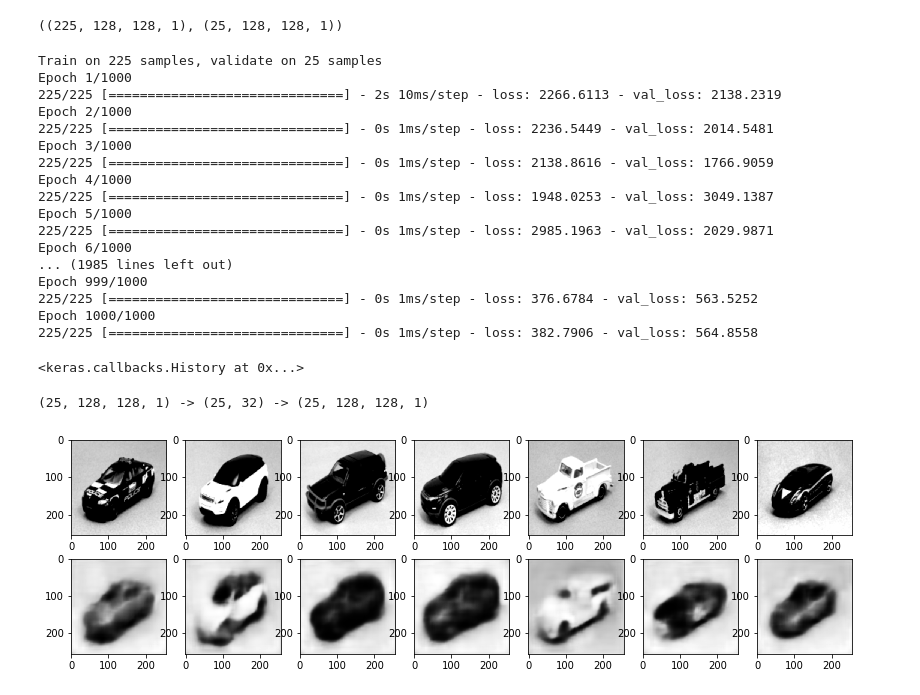
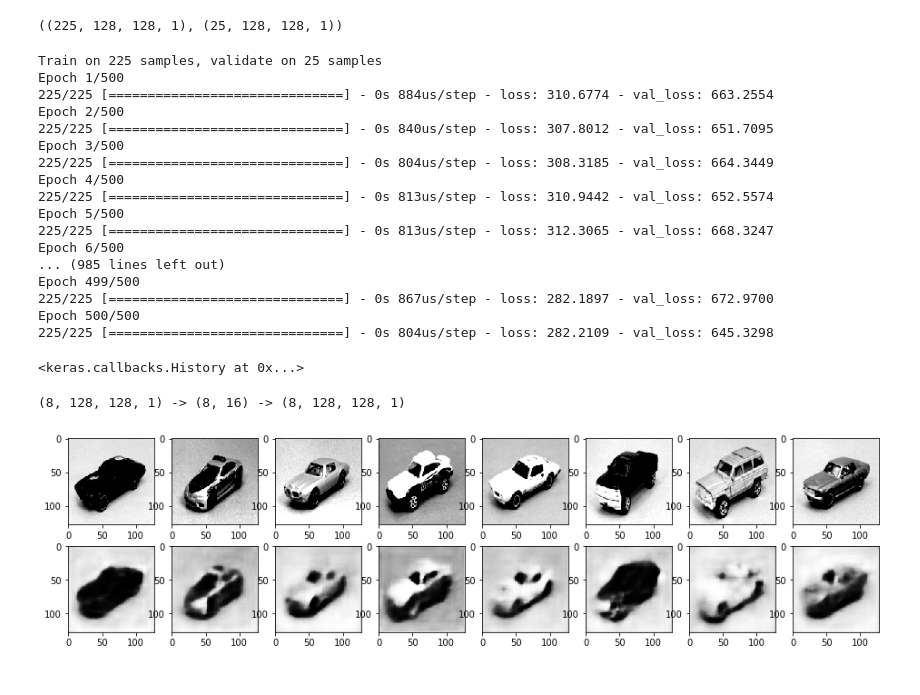
Before and after one commit to dg1an3/zebrastack, a Jupyter notebook: littlecarmash/train_model.ipynb, the cells around one changed output. Cells and saved outputs as stored; diff of their text form; code cells hidden in the pictures.

```diff
--- a/littlecarmash/train_model.ipynb
+++ b/littlecarmash/train_model.ipynb
@@ -35,61 +36,53 @@ x_train.shape, x_test.shape
 ((225, 128, 128, 1), (25, 128, 128, 1))
 # %%
 from model_vae_3stage import ModelVae3Stage
-all_model = ModelVae3Stage(size=128, in_channels=1, latent_dim=32)
+all_model = ModelVae3Stage(size=128, in_channels=1, latent_dim=16)
 vae, enc, dec = all_model.vae, all_model.encoder, all_model.decoder
 # %%
-vae.fit(x_train, x_train, epochs=1000, batch_size=256,
+vae.fit(x_train, x_train, epochs=500, batch_size=1024,
         shuffle=True, validation_data=(x_test,x_test))
 # %% [output]
 Train on 225 samples, validate on 25 samples
-Epoch 1/1000
-225/225 [==============================] - 2s 10ms/step - loss: 2266.6113 - val_loss: 2138.2319
-Epoch 2/1000
-225/225 [==============================] - 0s 1ms/step - loss: 2236.5449 - val_loss: 2014.5481
-Epoch 3/1000
-225/225 [==============================] - 0s 1ms/step - loss: 2138.8616 - val_loss: 1766.9059
-Epoch 4/1000
-225/225 [==============================] - 0s 1ms/step - loss: 1948.0253 - val_loss: 3049.1387
-Epoch 5/1000
-225/225 [==============================] - 0s 1ms/step - loss: 2985.1963 - val_loss: 2029.9871
-Epoch 6/1000
-... (1985 lines left out)
-Epoch 999/1000
-225/225 [==============================] - 0s 1ms/step - loss: 376.6784 - val_loss: 563.5252
-Epoch 1000/1000
-225/225 [==============================] - 0s 1ms/step - loss: 382.7906 - val_loss: 564.8558
+Epoch 1/500
+225/225 [==============================] - 0s 884us/step - loss: 310.6774 - val_loss: 663.2554
+Epoch 2/500
+225/225 [==============================] - 0s 840us/step - loss: 307.8012 - val_loss: 651.7095
+Epoch 3/500
+225/225 [==============================] - 0s 804us/step - loss: 308.3185 - val_loss: 664.3449
+Epoch 4/500
+225/225 [==============================] - 0s 813us/step - loss: 310.9442 - val_loss: 652.5574
+Epoch 5/500
+225/225 [==============================] - 0s 813us/step - loss: 312.3065 - val_loss: 668.3247
+Epoch 6/500
+... (985 lines left out)
+Epoch 499/500
+225/225 [==============================] - 0s 867us/step - loss: 282.1897 - val_loss: 672.9700
+Epoch 500/500
+225/225 [==============================] - 0s 804us/step - loss: 282.2109 - val_loss: 645.3298
 <keras.callbacks.History at 0x...>
 # %%
 def show_original_decoded(original, decoded, sz):
     from scipy import ndimage, misc
     from skimage.transform import resize
 
-    n = 7  # how many digits we will display
+    n = 8  # how many digits we will display
     plt.figure(figsize=(n*2, 4))
     for i in range(n):
 
         ax = plt.subplot(2, n, i+1)
         orig_image = original[i].reshape(128,128)
-        orig_image = resize(orig_image, (256, 256), anti_aliasing=True)
-        orig_blurred = ndimage.gaussian_filter(orig_image, 3)
-        orig_filter_blurred_f = ndimage.gaussian_filter(orig_blurred, 1)
-        alpha = 0.9
-        orig_sharpened = (1.0-alpha) * orig_image + alpha * (orig_blurred - orig_filter_blurred_f)
         plt.imshow(orig_image, cmap='gray')
 
         ax = plt.subplot(2, n, i+1+n)
         decoded_image = decoded[i].reshape(128,128)
-        decoded_image = resize(decoded_image, (256, 256), anti_aliasing=True)
-        decoded_blurred = ndimage.gaussian_filter(decoded_image, 3)
-        decoded_filter_blurred_f = ndimage.gaussian_filter(decoded_blurred, 1)
-        decoded_sharpened = (1.0-alpha) * decoded_image + alpha * (decoded_blurred - decoded_filter_blurred_f)
         plt.imshow(decoded_image, cmap='gray')
     plt.show()
 # %%
-encoded_latent = enc.predict(x_test)[2]   # z parameter is #2
+show_examples = np.append(x_train[0:4], x_test[0:4], axis=0)
+encoded_latent = enc.predict(show_examples)[2]   # z parameter is #2
 decoded_imgs = dec.predict(encoded_latent)
-print(x_test.shape, '->', encoded_latent.shape, '->', decoded_imgs.shape)
-show_original_decoded(x_test, decoded_imgs, 128)
+print(show_examples.shape, '->', encoded_latent.shape, '->', decoded_imgs.shape)
+show_original_decoded(show_examples, decoded_imgs, 128)
 # %% [output]
-(25, 128, 128, 1) -> (25, 32) -> (25, 128, 128, 1)
+(8, 128, 128, 1) -> (8, 16) -> (8, 128, 128, 1)
-[figure, old version]
+[figure, new version]
```
Also changed, not shown: parts of 19 cells of this notebook, 3 other files.
